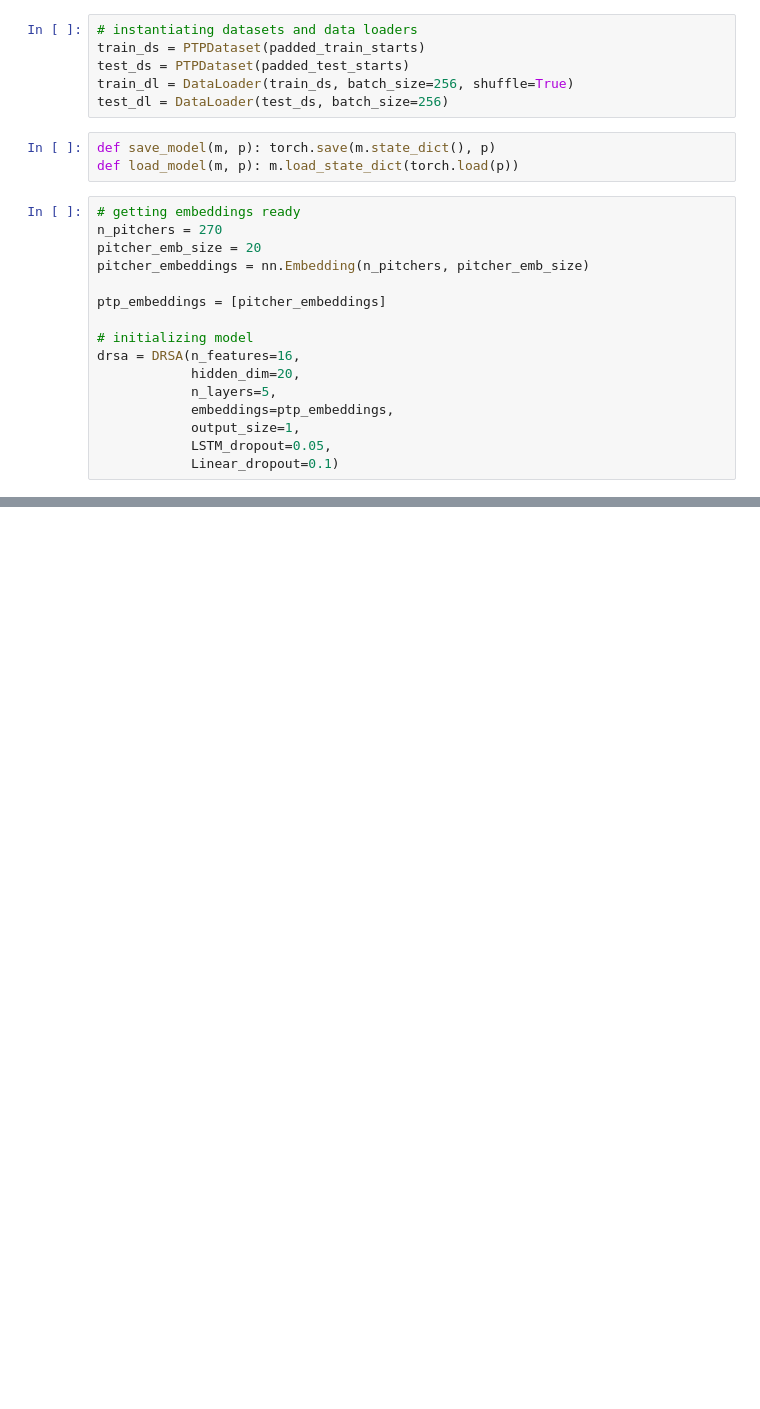
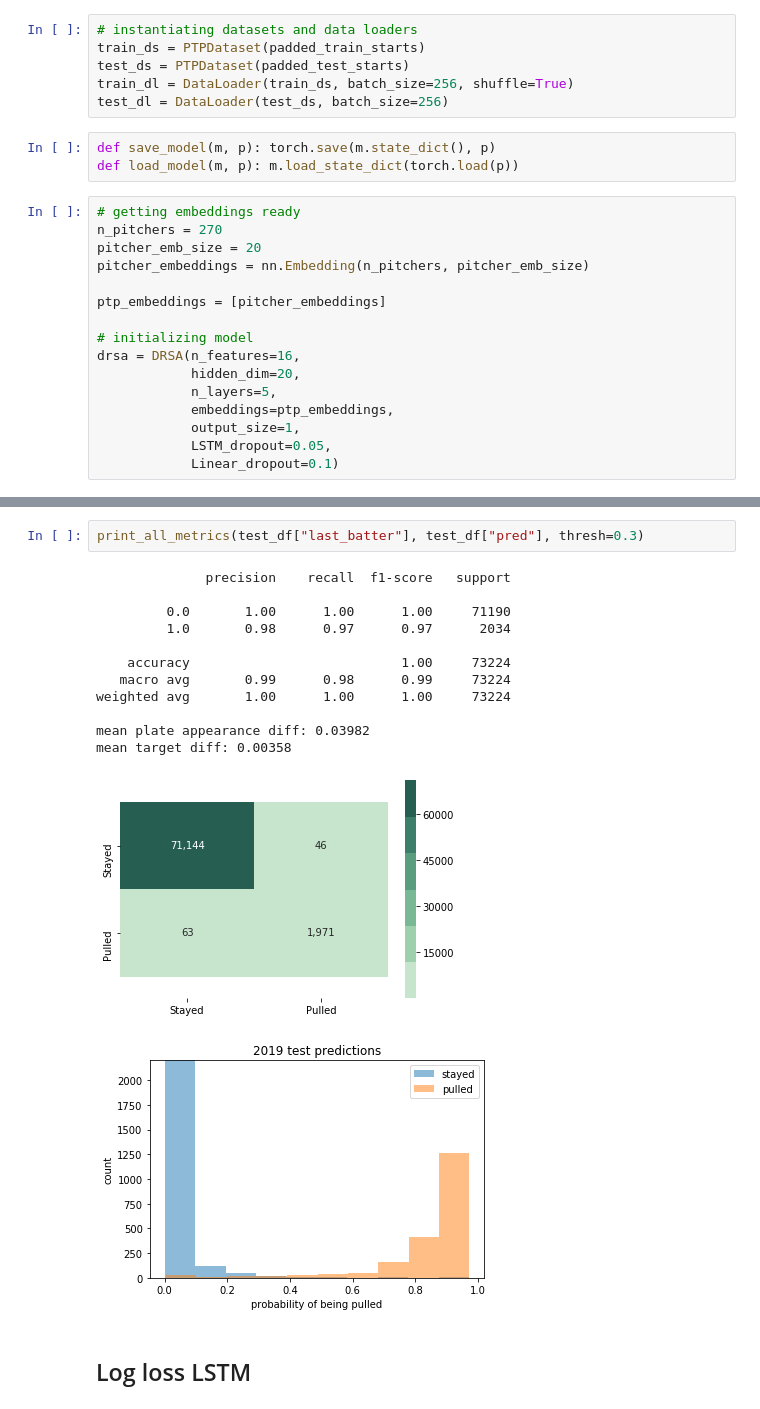
Before and after one commit to collinprather/pull-the-pitcher, a Jupyter notebook: modeling/benchmarking.ipynb, the cells around one changed output, grey strips where cells are left out. Cells and saved outputs as stored; diff of their text form; blank space fills up the shorter version.

```diff
--- a/modeling/benchmarking.ipynb
+++ b/modeling/benchmarking.ipynb
@@ -241,0 +235,18 @@ train_df = pd.DataFrame(np.hstack([train_features, preds]), columns=cols+["last_
+# %%
+print_all_metrics(test_df["last_batter"], test_df["pred"], thresh=0.3)
+# %% [output]
+              precision    recall  f1-score   support
+
+         0.0       1.00      1.00      1.00     71190
+         1.0       0.98      0.97      0.97      2034
+
+    accuracy                           1.00     73224
+   macro avg       0.99      0.98      0.99     73224
+weighted avg       1.00      1.00      1.00     73224
+
+mean plate appearance diff: 0.03982
+mean target diff: 0.00358
+[figure, added]
+[figure, added]
+# %% [markdown]
+## Log loss LSTM
```
Also changed, not shown: parts of 16 cells of this notebook, 2 other files.
